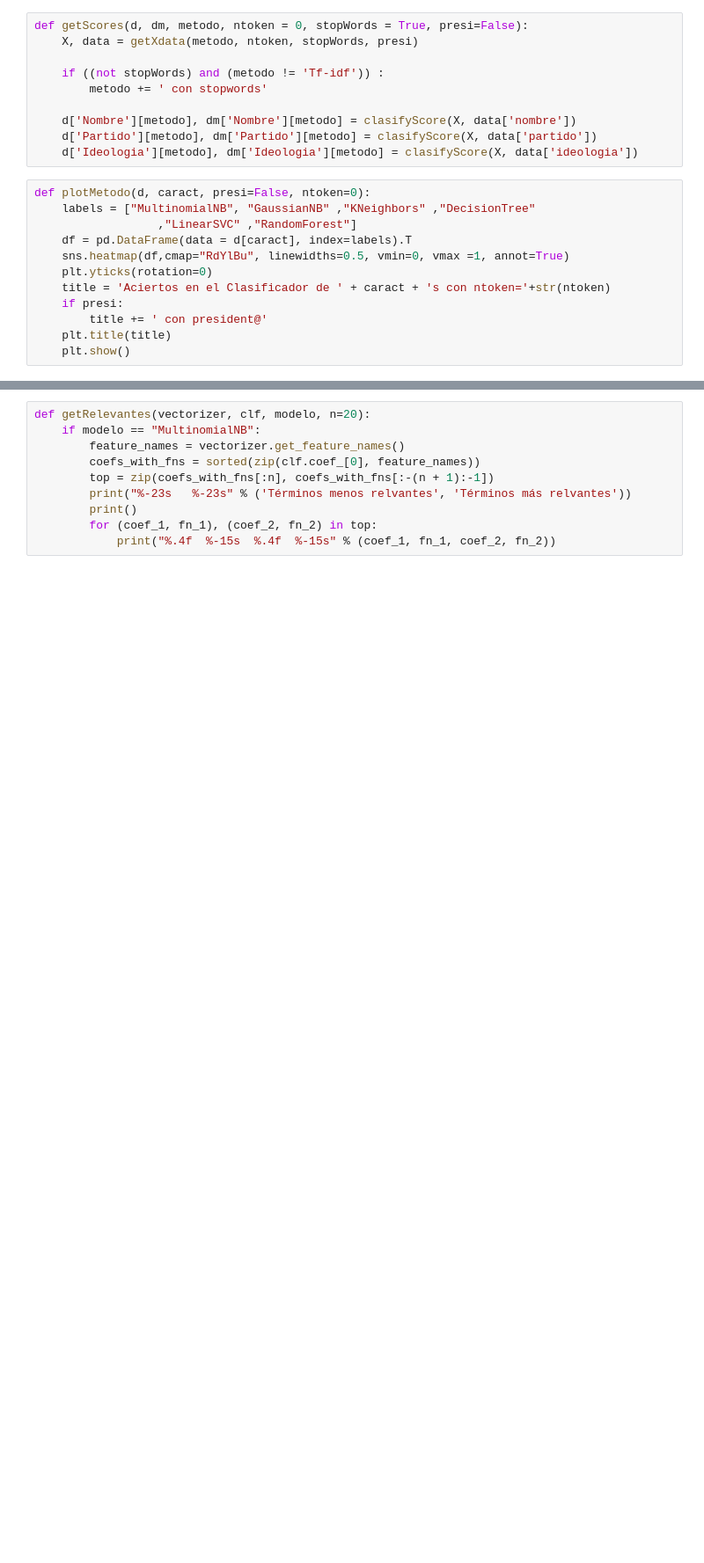
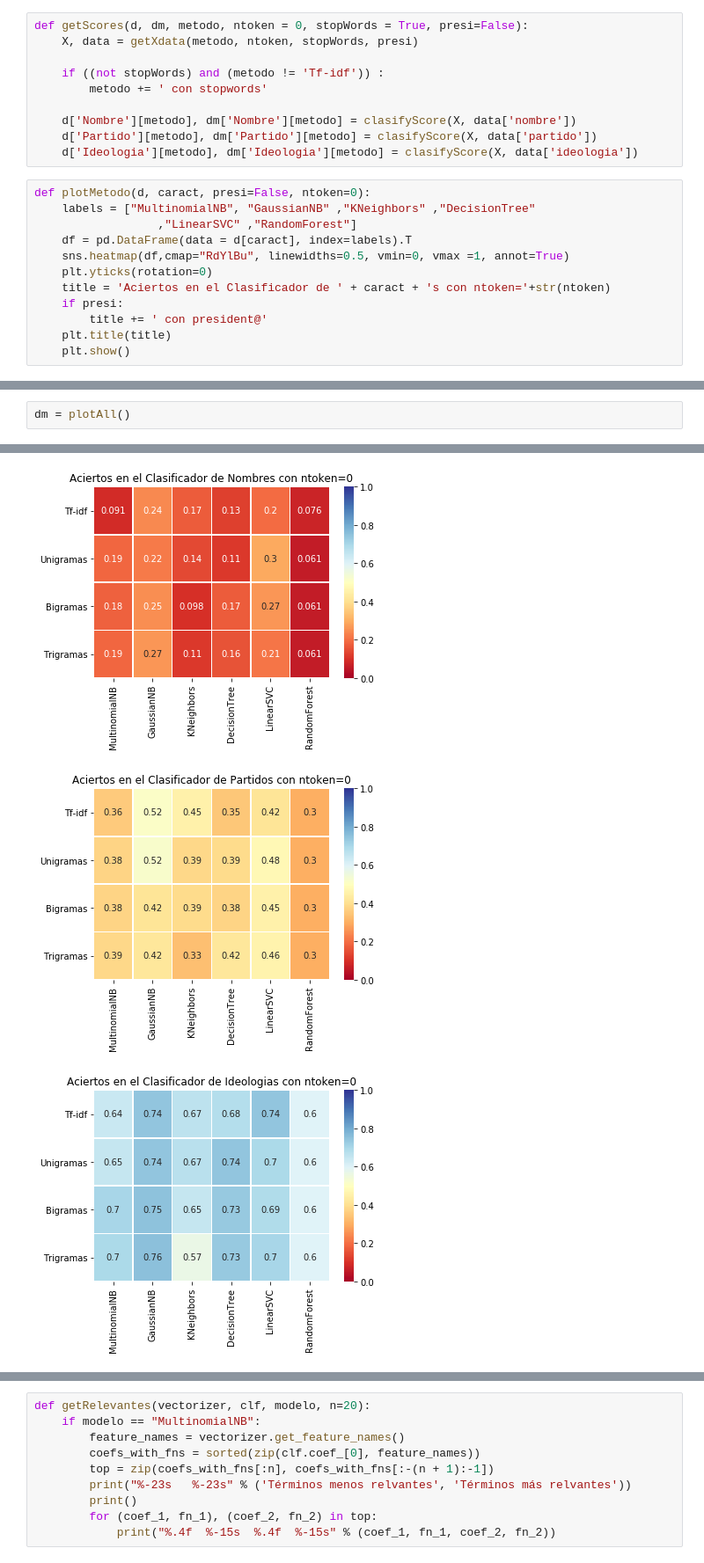
Before and after one commit to elvgarrui/Parlamento_PLN, a Jupyter notebook: clasificador_parlamento.ipynb, the cells around one changed output, grey strips where cells are left out. Shown at 88% size. Drawn from its saved outputs; the diff is of its cells as text; blank space fills up the shorter version.

```diff
--- a/clasificador_parlamento.ipynb
+++ b/clasificador_parlamento.ipynb
@@ -243,3 +245,6 @@ def plotAll(presi=False, ntoken=0):
     plotMetodo(d,'Ideologia', presi=presi, ntoken=ntoken)
 
     return dm
+# %%
+dm = plotAll()
+# %% [output]
@@ -246,3 +259,6 @@ def plotAll(presi=False, ntoken=0):
+[figure, added]
+[figure, added]
+[figure, added]
 # %%
 dm = plotAll(ntoken=20)
 # %% [output]
```
Also changed, not shown: parts of 5 cells of this notebook.
